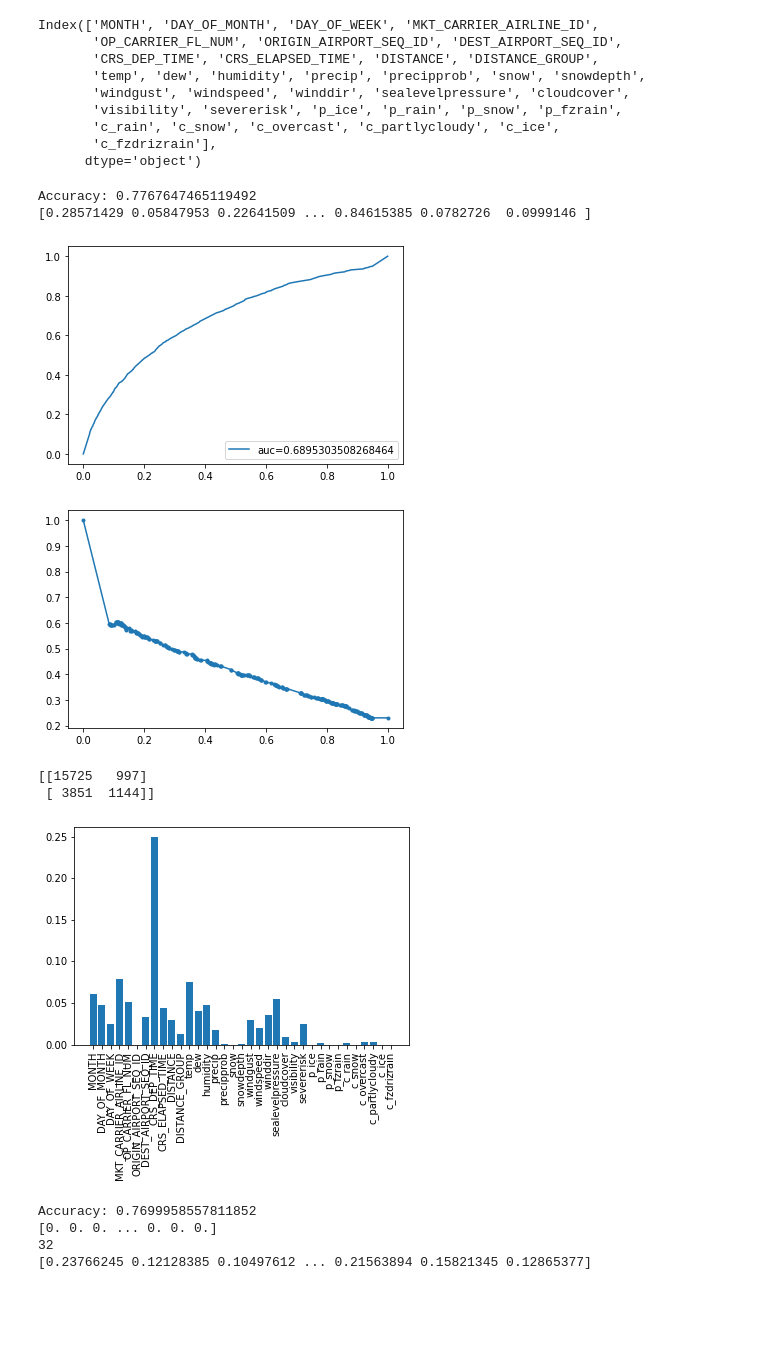
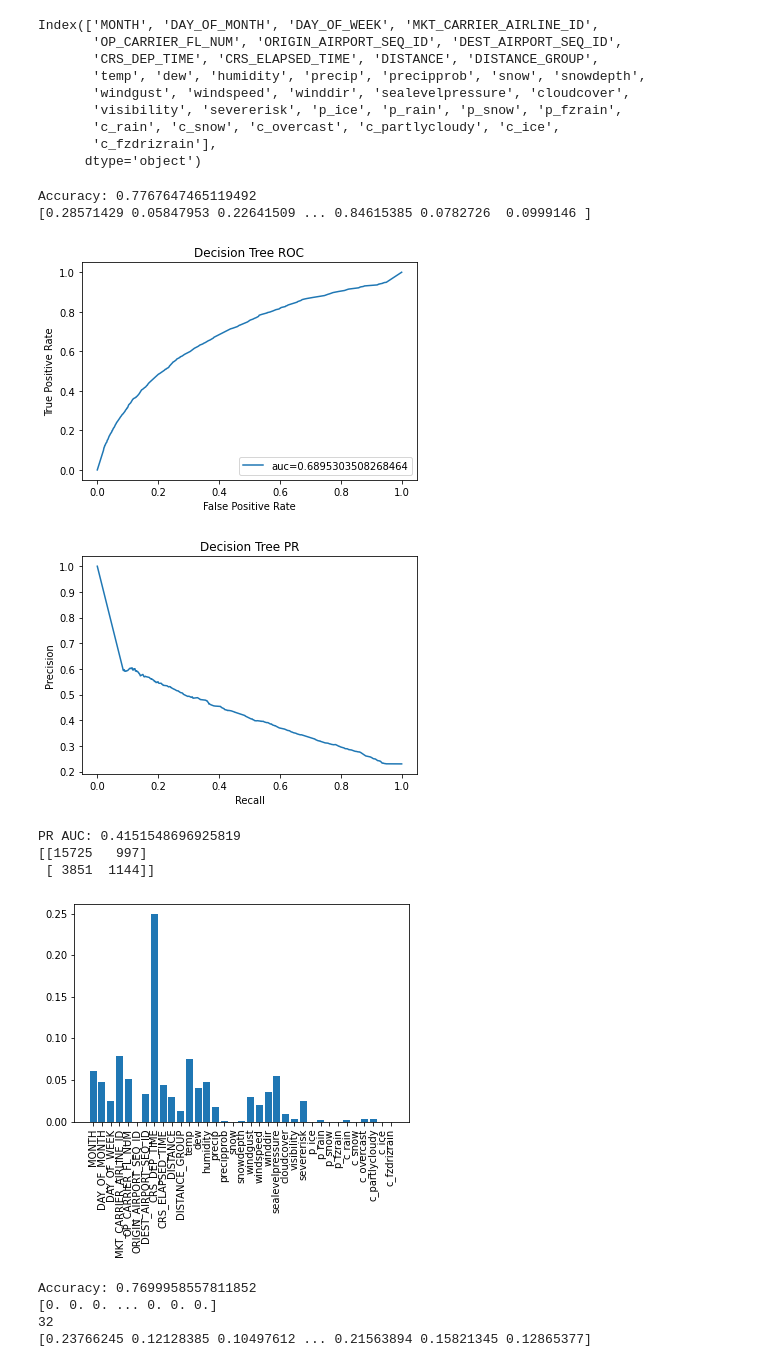
Before and after one commit to neeley-pate/ECE461PFinalProject, a Jupyter notebook: classifiers/AUS_classification_classifiers.ipynb, the cells around one changed output. Drawn from its saved outputs; the diff is of its cells as text; code cells hidden in the pictures; blank space fills up the shorter version.

```diff
--- a/classifiers/AUS_classification_classifiers.ipynb
+++ b/classifiers/AUS_classification_classifiers.ipynb
@@ -63,33 +63,42 @@ Index(['MONTH', 'DAY_OF_MONTH', 'DAY_OF_WEEK', 'MKT_CARRIER_AIRLINE_ID',
 # %%
 # Trees
 
 from sklearn.tree import DecisionTreeClassifier
+import sklearn.metrics as metrics
 
 clf = DecisionTreeClassifier(random_state=42, max_depth=13)
 clf.fit(x_train, y_train)
 tree_pred = clf.predict(x_test)
 print("Accuracy:", accuracy_score(y_test, tree_pred))
 tree_pred_proba = clf.predict_proba(x_test)[::,1]
 print(tree_pred_proba)
 fpr, tpr, _ = roc_curve(y_test,  tree_pred_proba)
 auc = roc_auc_score(y_test, tree_pred_proba)
 plt.plot(fpr,tpr,label="auc="+str(auc))
+plt.title("Decision Tree ROC")
+plt.xlabel("False Positive Rate")
+plt.ylabel("True Positive Rate")
 plt.legend(loc=4)
 plt.show()
 
 precision, recall, _ = precision_recall_curve(y_test, tree_pred_proba)
-plt.plot(recall, precision, marker='.')
+plt.plot(recall, precision)
+plt.title("Decision Tree PR")
+plt.xlabel("Recall")
+plt.ylabel("Precision")
 plt.show()
+print("PR AUC:", metrics.average_precision_score(y_test, tree_pred_proba))
 
 print(confusion_matrix(y_test, tree_pred))
 plt.bar(clf.feature_names_in_, clf.feature_importances_)
 plt.xticks(rotation=90)
 plt.show()
 # %% [output]
 Accuracy: 0.7767647465119492
 [0.28571429 0.05847953 0.22641509 ... 0.84615385 0.0782726  0.0999146 ]
-[figure, old version]
+[figure, new version]
-[figure, old version]
+[figure, new version]
+PR AUC: 0.4151548696925819
 [[15725   997]
  [ 3851  1144]]
 [figure]
```
Also changed, not shown: parts of 4 cells of this notebook, 2 other files.
